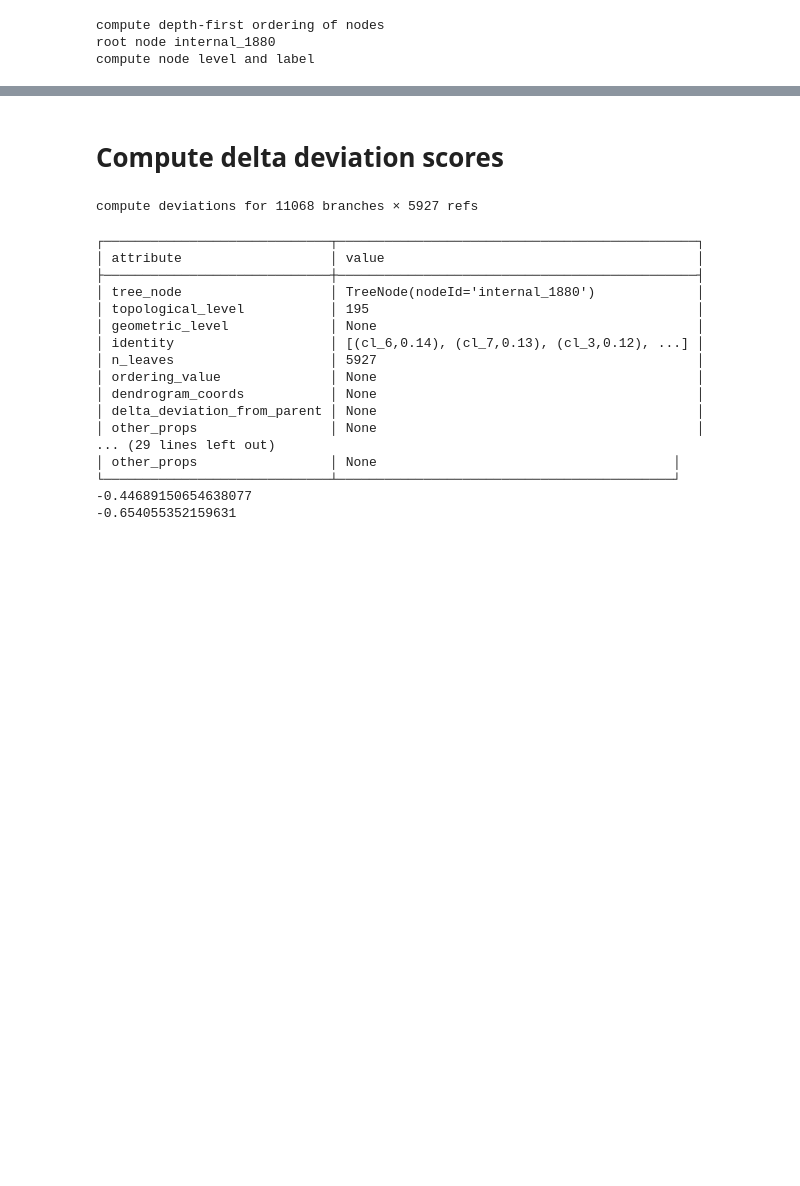
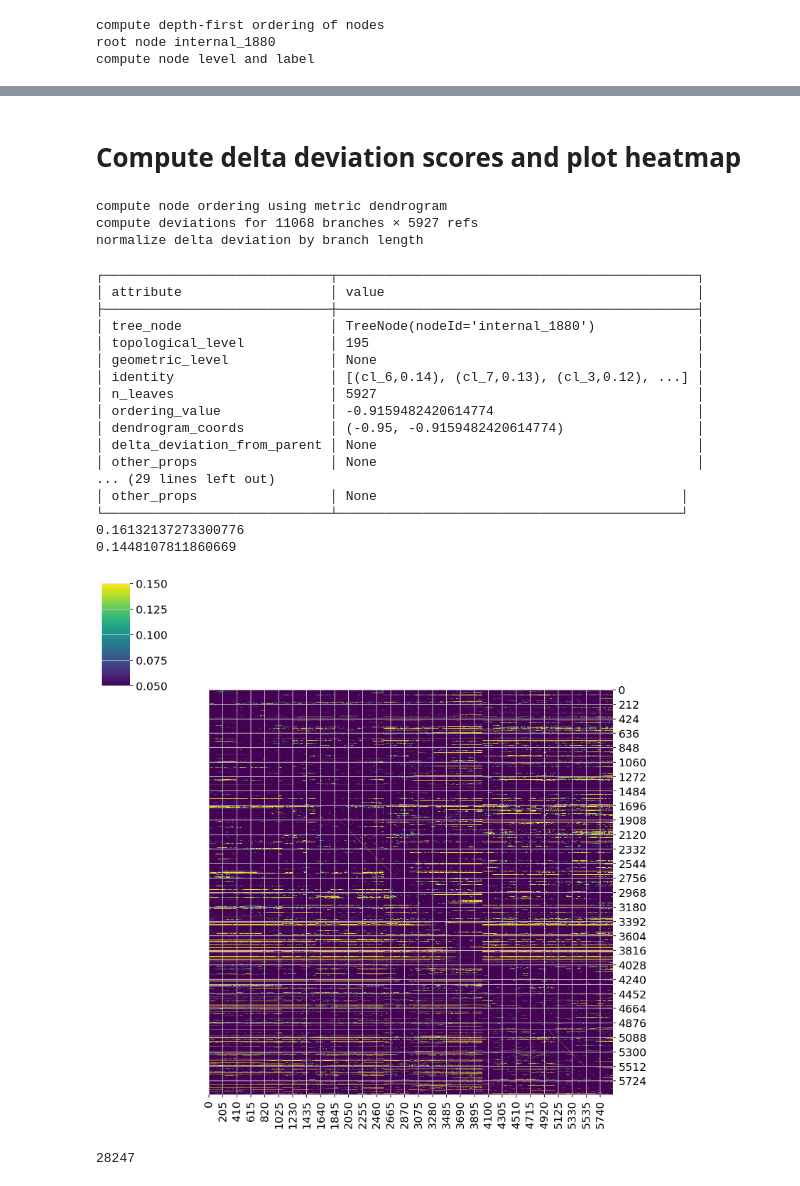
Before and after one commit to stanfish06/bonsai-loop, a Jupyter notebook: notebooks/deviation_score.ipynb, the cells around one changed output, grey strips where cells are left out. Cells and saved outputs as stored; diff of their text form; code cells hidden in the pictures; blank space fills up the shorter version.

Commit message:
update: deviation score module and notebook

```diff
--- a/notebooks/deviation_score.ipynb
+++ b/notebooks/deviation_score.ipynb
@@ -181,13 +187,16 @@ print(node_data_lookup["TTTGTTGTCCATTTCA-1_48h"])
 │ other_props                 │ None                                      │
 └─────────────────────────────┴───────────────────────────────────────────┘
 # %% [markdown]
-# Compute delta deviation scores
+# Compute delta deviation scores and plot heatmap
 # %%
 # compute ordering
+bl.convergence.compute_node_ordering_value(
+    tree=scData.tree, node_data_lookup=node_data_lookup, metric="dendrogram"
+)
 ordering_node_ids = bl.convergence.compute_node_ordering(
     node_data_lookup=node_data_lookup,
     level=0,
-    sort_by_identity_first=True,
+    sort_by_identity_first=False,
     ascending=True,
 )
 # compute delta deviation scores for all nodes
@@ -197,7 +206,9 @@ bl.convergence.compute_delta_deviation_from_parent(
     normalize_by_branch_length=True,
 )
 # %% [output]
+compute node ordering using metric dendrogram
 compute deviations for 11068 branches × 5927 refs
+normalize delta deviation by branch length
 # %%
 # root node (root has no parent so no deviation score)
 print(node_data_lookup["internal_1880"])
@@ -209,14 +220,14 @@ print(node_data_lookup["internal_720"].delta_deviation_from_parent[0])
 print(node_data_lookup["internal_720"].delta_deviation_from_parent[1])
 print(f"{'─' * 88}")
 # a real cell (a leaf)
-print(node_data_lookup["TTTGTTGTCCATTTCA-1_48h"])
+print(node_data_lookup["AAACGAATCTGCAGCG-1_48h"])
 # query some deviation scores
 # can query by index
-print(node_data_lookup["TTTGTTGTCCATTTCA-1_48h"].delta_deviation_from_parent[50])
+print(node_data_lookup["AAACGAATCTGCAGCG-1_48h"].delta_deviation_from_parent[50])
 # or by node id
 print(
-    node_data_lookup["TTTGTTGTCCATTTCA-1_48h"].delta_deviation_from_parent[
-        "AAACCCAAGCAACAAT-1_48h"
+    node_data_lookup["AAACGAATCTGCAGCG-1_48h"].delta_deviation_from_parent[
+        "TTTGGTTTCACAACCA-1_48h"
     ]
 )
 # %% [output]
@@ -228,12 +239,40 @@ print(
 │ geometric_level             │ None                                         │
 │ identity                    │ [(cl_6,0.14), (cl_7,0.13), (cl_3,0.12), ...] │
 │ n_leaves                    │ 5927                                         │
-│ ordering_value              │ None                                         │
-│ dendrogram_coords           │ None                                         │
+│ ordering_value              │ -0.9159482420614774                          │
+│ dendrogram_coords           │ (-0.95, -0.9159482420614774)                 │
 │ delta_deviation_from_parent │ None                                         │
 │ other_props                 │ None                                         │
 ... (29 lines left out)
-│ other_props                 │ None                                      │
-└─────────────────────────────┴───────────────────────────────────────────┘
--0.44689150654638077
--0.654055352159631
+│ other_props                 │ None                                       │
+└─────────────────────────────┴────────────────────────────────────────────┘
+0.16132137273300776
+0.1448107811860669
+# %%
+deviation_score_matrix = [
+    [
+        node_data_lookup[node_id_child].delta_deviation_from_parent[node_id_reference]
+        for node_id_reference in ordering_node_ids
+    ]
+    for node_id_child in ordering_node_ids
+]
+# %%
+from matplotlib.colors import Normalize
+
+norm = Normalize(vmin=0.05, vmax=0.15)
+sns.clustermap(
+    deviation_score_matrix,
+    row_cluster=False,
+    col_cluster=False,
+    cmap="viridis",
+    # xticklabels=False,
+    # yticklabels=False,
+    norm=norm,
+    figsize=(10, 10),
+)
+plt.show()
+plt.close()
+gc.collect()
+# %% [output]
+[figure, added]
+28247
```
Also changed, not shown: parts of 5 cells of this notebook, 1 other file.
